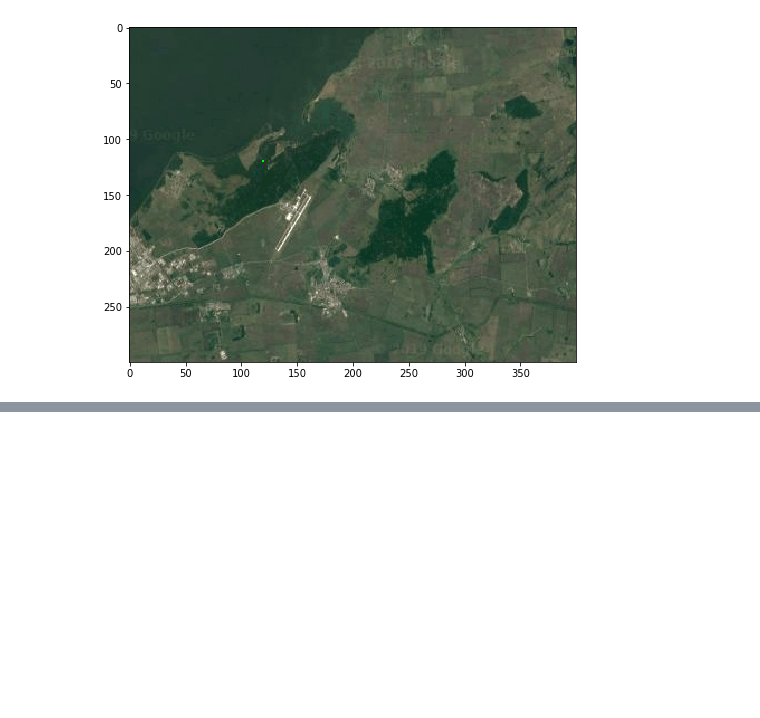
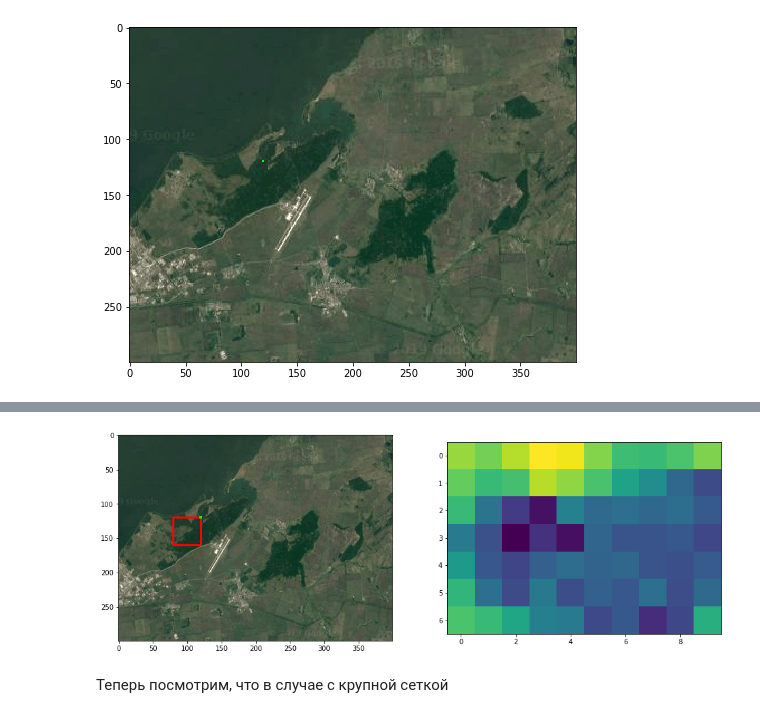
Before and after one commit to Vruchtel/Masters, a Jupyter notebook: circle_diagram_v2_TEST.ipynb, the cells around one changed output, grey strips where cells are left out. Saved outputs shown, nothing was run; the diff lists cells and outputs as text; code cells hidden in the pictures; blank space fills up the shorter version.

```diff
--- a/circle_diagram_v2_TEST.ipynb
+++ b/circle_diagram_v2_TEST.ipynb
@@ -238,0 +295,3 @@ plt.show()
+# %%
+%%time
+center_points, indices, all_penalties = select_minimum_penalty_element_grid(img_cd, agent_cd)
@@ -238,0 +338,4 @@ plt.show()
+# %%
+all_penalties_reshaped = np.array(all_penalties).reshape(int(len(all_penalties) / bigger_side_blocks_count),
+                                                         bigger_side_blocks_count)
+print(all_penalties_reshaped)
@@ -238,0 +357,11 @@ plt.show()
+# %%
+plt.figure(figsize=(16, 20))
+plt.subplot(121)
+plt.imshow(cv2.cvtColor(img_result_show, cv2.COLOR_BGR2RGB))
+plt.subplot(122)
+plt.imshow(all_penalties_reshaped)
+plt.show()
+# %% [output]
+[figure, added]
+# %% [markdown]
+Теперь посмотрим, что в случае с крупной сеткой
```
Also changed, not shown: parts of 34 cells of this notebook, 3 other files.
